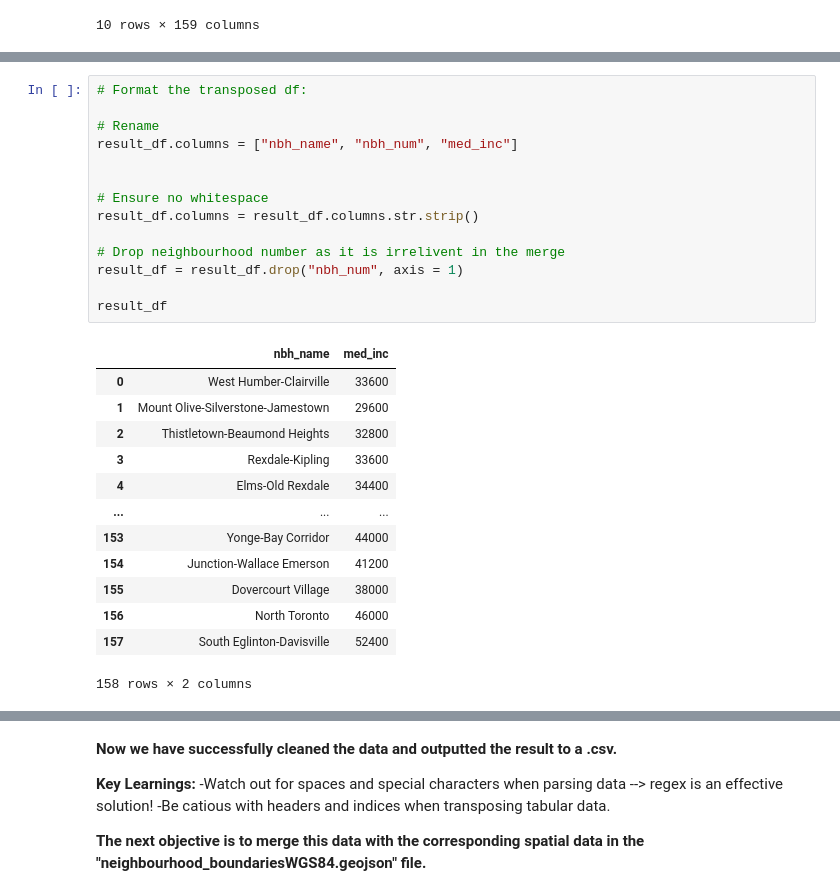
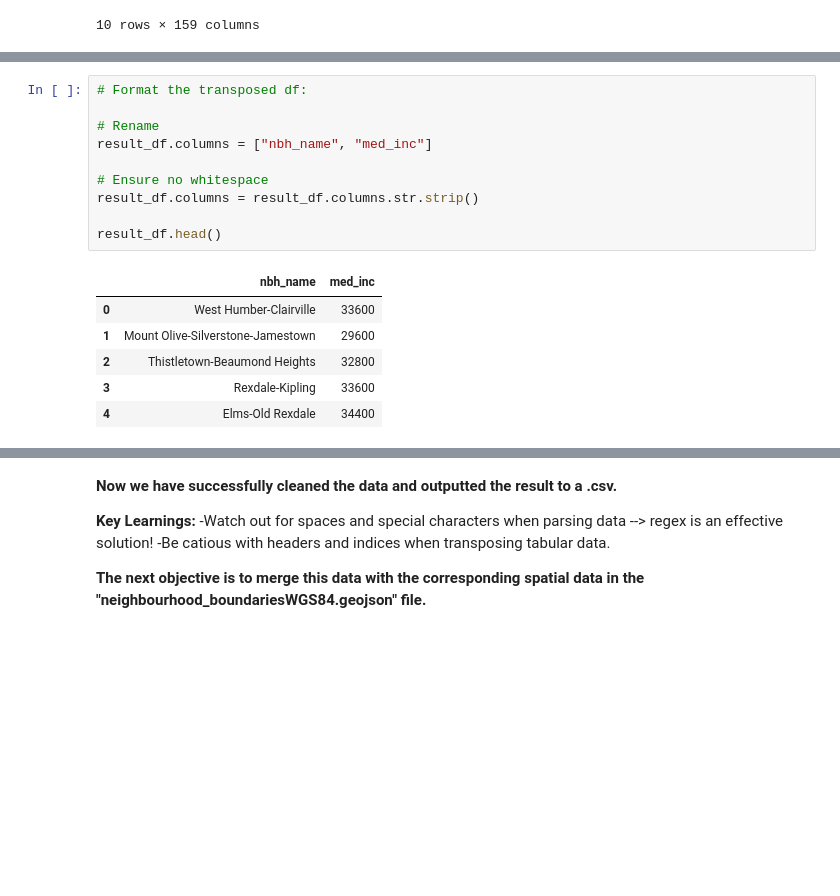
Before and after one commit to sebastianbrubaker/toronto_uhi_analysis, a Jupyter notebook: wrangle_data.ipynb, the cells around one changed output, grey strips where cells are left out. Drawn from its saved outputs; the diff is of its cells as text; blank space fills up the shorter version.

```diff
--- a/wrangle_data.ipynb
+++ b/wrangle_data.ipynb
@@ -112,28 +131,17 @@ result_df.head()
 # %%
 # Format the transposed df:
 
 # Rename
-result_df.columns = ["nbh_name", "nbh_num", "med_inc"]
-
+result_df.columns = ["nbh_name", "med_inc"]
 
 # Ensure no whitespace
 result_df.columns = result_df.columns.str.strip()
 
-# Drop neighbourhood number as it is irrelivent in the merge
-result_df = result_df.drop("nbh_num", axis = 1)
-
-result_df
+result_df.head()
 # %% [output]
 |  | nbh_name | med_inc |
 | 0 | West Humber-Clairville | 33600 |
 | 1 | Mount Olive-Silverstone-Jamestown | 29600 |
 | 2 | Thistletown-Beaumond Heights | 32800 |
 | 3 | Rexdale-Kipling | 33600 |
 | 4 | Elms-Old Rexdale | 34400 |
-| ... | ... | ... |
-| 153 | Yonge-Bay Corridor | 44000 |
-| 154 | Junction-Wallace Emerson | 41200 |
-| 155 | Dovercourt Village | 38000 |
-| 156 | North Toronto | 46000 |
-| 157 | South Eglinton-Davisville | 52400 |
-158 rows × 2 columns
```
Also changed, not shown: parts of 13 cells of this notebook, 1 other file.
